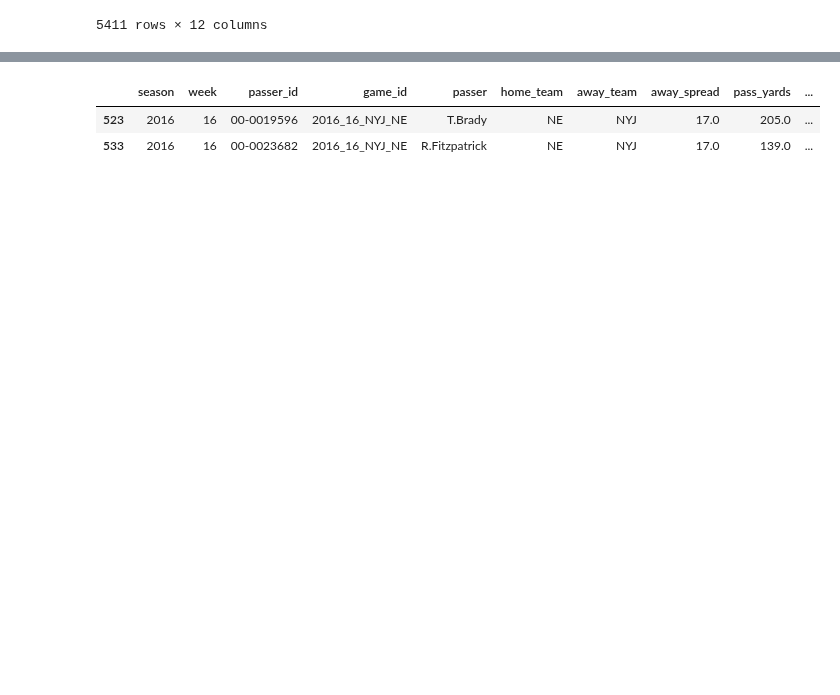
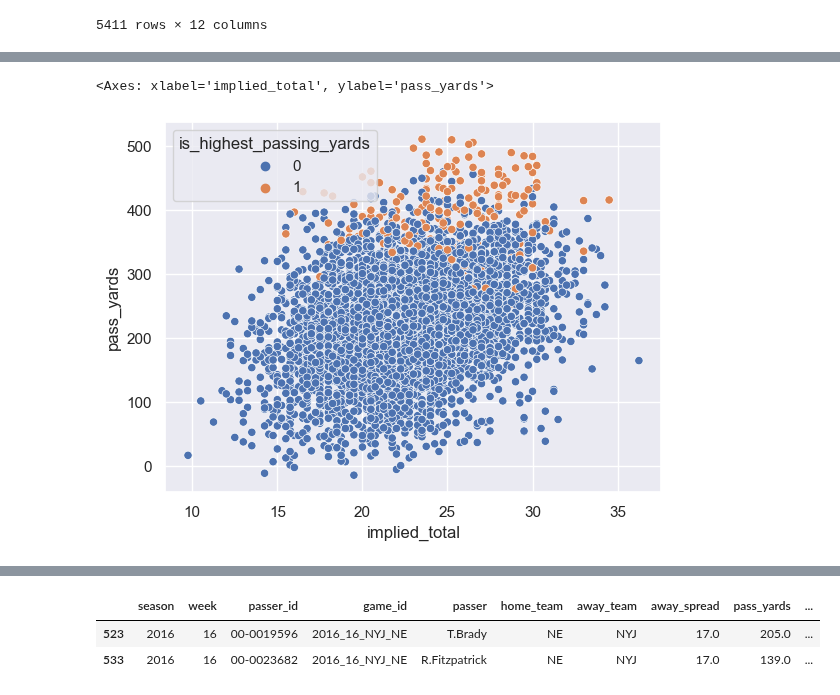
Before and after one commit to bhuggard/CheckTheCover, a Jupyter notebook: herewego.ipynb, the cells around one changed output, grey strips where cells are left out. Saved outputs shown, nothing was run; the diff lists cells and outputs as text; code cells hidden in the pictures; blank space fills up the shorter version.

```diff
--- a/herewego.ipynb
+++ b/herewego.ipynb
@@ -255,3 +206,8 @@ sortski
+# %%
+sns.scatterplot(data=sortski, x="implied_total", y="pass_yards", hue="is_highest_passing_yards")
+# %% [output]
+<Axes: xlabel='implied_total', ylabel='pass_yards'>
+[figure, added]
 # %%
 sortski['implied_total'].value_counts()
 # %% [output]
```
Also changed, not shown: parts of 11 cells of this notebook.
